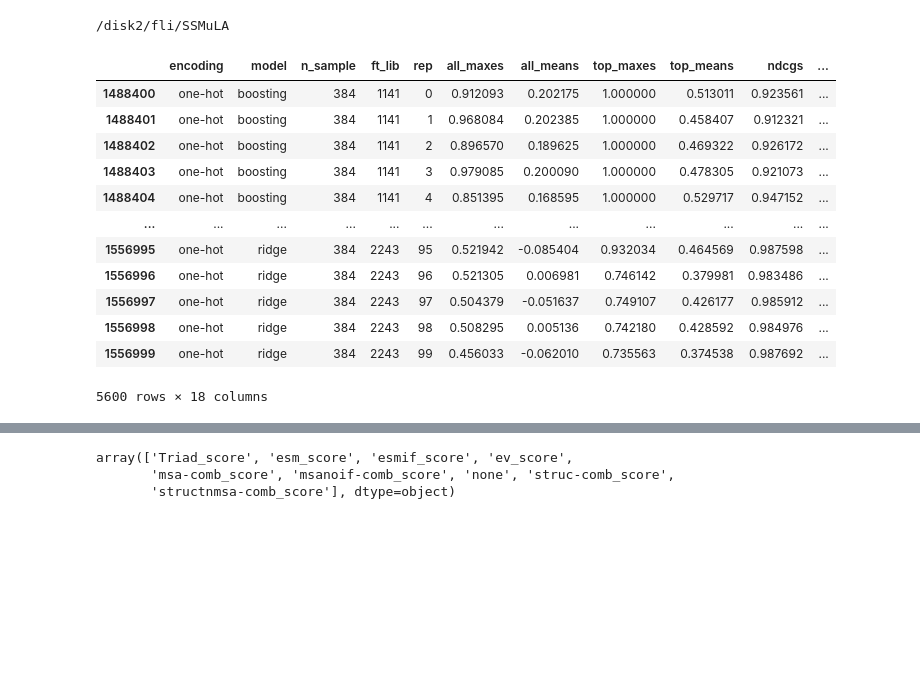
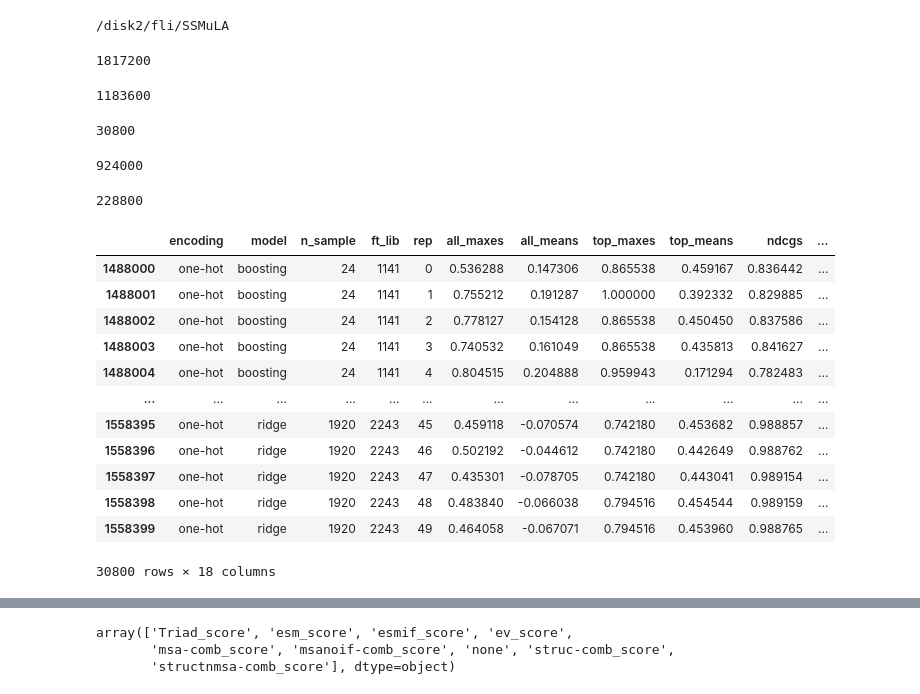
Before and after one commit to fhalab/SSMuLA, a Jupyter notebook: sandbox/sum_mlde.ipynb, the cells around one changed output, grey strips where cells are left out. Cells and saved outputs as stored; diff of their text form; code cells hidden in the pictures; blank space fills up the shorter version.

```diff
--- a/sandbox/sum_mlde.ipynb
+++ b/sandbox/sum_mlde.ipynb
@@ -18,20 +18,41 @@ def get_val_frac(s: pd.Series, numb: float = 1) -> float:
     return (s == numb).sum().sum() / len(s)
 # %%
 all_mlde = pd.read_csv("results/mlde/vis_5/all_df.csv")
+# %%
+len(all_mlde)
+# %% [output]
+1817200
+# %%
+all_mlde_onehot = all_mlde[all_mlde["encoding"] == "one-hot"]
+len(all_mlde_onehot)
+# %% [output]
+1183600
+# %%
+len(all_mlde_onehot[(all_mlde_onehot["n_mut_cutoff"] == "double") & (all_mlde_onehot["zs"] == "none")])
+# %% [output]
+30800
+# %%
+len(all_mlde_onehot[all_mlde_onehot["n_mut_cutoff"].isin(["all", "single"])])
+# %% [output]
+924000
+# %%
+1183600 - 30800 - 924000
+# %% [output]
+228800
 # %%
-ds_none = all_mlde[(all_mlde["n_mut_cutoff"] == "double") & (all_mlde["zs"] == "none") & (all_mlde["encoding"] == "one-hot") & (all_mlde["n_sample"] == 384)]
+ds_none = all_mlde[(all_mlde["n_mut_cutoff"] == "double") & (all_mlde["zs"] == "none") & (all_mlde["encoding"] == "one-hot")]
 ds_none
 # %% [output]
 |  | encoding | model | n_sample | ft_lib | rep | all_maxes | all_means | top_maxes | top_means | ndcgs | ... |
-| 1488400 | one-hot | boosting | 384 | 1141 | 0 | 0.912093 | 0.202175 | 1.000000 | 0.513011 | 0.923561 | ... |
-| 1488401 | one-hot | boosting | 384 | 1141 | 1 | 0.968084 | 0.202385 | 1.000000 | 0.458407 | 0.912321 | ... |
-| 1488402 | one-hot | boosting | 384 | 1141 | 2 | 0.896570 | 0.189625 | 1.000000 | 0.469322 | 0.926172 | ... |
-| 1488403 | one-hot | boosting | 384 | 1141 | 3 | 0.979085 | 0.200090 | 1.000000 | 0.478305 | 0.921073 | ... |
-| 1488404 | one-hot | boosting | 384 | 1141 | 4 | 0.851395 | 0.168595 | 1.000000 | 0.529717 | 0.947152 | ... |
+| 1488000 | one-hot | boosting | 24 | 1141 | 0 | 0.536288 | 0.147306 | 0.865538 | 0.459167 | 0.836442 | ... |
+| 1488001 | one-hot | boosting | 24 | 1141 | 1 | 0.755212 | 0.191287 | 1.000000 | 0.392332 | 0.829885 | ... |
+| 1488002 | one-hot | boosting | 24 | 1141 | 2 | 0.778127 | 0.154128 | 0.865538 | 0.450450 | 0.837586 | ... |
+| 1488003 | one-hot | boosting | 24 | 1141 | 3 | 0.740532 | 0.161049 | 0.865538 | 0.435813 | 0.841627 | ... |
+| 1488004 | one-hot | boosting | 24 | 1141 | 4 | 0.804515 | 0.204888 | 0.959943 | 0.171294 | 0.782483 | ... |
 | ... | ... | ... | ... | ... | ... | ... | ... | ... | ... | ... | ... |
-| 1556995 | one-hot | ridge | 384 | 2243 | 95 | 0.521942 | -0.085404 | 0.932034 | 0.464569 | 0.987598 | ... |
-| 1556996 | one-hot | ridge | 384 | 2243 | 96 | 0.521305 | 0.006981 | 0.746142 | 0.379981 | 0.983486 | ... |
-| 1556997 | one-hot | ridge | 384 | 2243 | 97 | 0.504379 | -0.051637 | 0.749107 | 0.426177 | 0.985912 | ... |
-| 1556998 | one-hot | ridge | 384 | 2243 | 98 | 0.508295 | 0.005136 | 0.742180 | 0.428592 | 0.984976 | ... |
-| 1556999 | one-hot | ridge | 384 | 2243 | 99 | 0.456033 | -0.062010 | 0.735563 | 0.374538 | 0.987692 | ... |
+| 1558395 | one-hot | ridge | 1920 | 2243 | 45 | 0.459118 | -0.070574 | 0.742180 | 0.453682 | 0.988857 | ... |
+| 1558396 | one-hot | ridge | 1920 | 2243 | 46 | 0.502192 | -0.044612 | 0.742180 | 0.442649 | 0.988762 | ... |
+| 1558397 | one-hot | ridge | 1920 | 2243 | 47 | 0.435301 | -0.078705 | 0.742180 | 0.443041 | 0.989154 | ... |
+| 1558398 | one-hot | ridge | 1920 | 2243 | 48 | 0.483840 | -0.066038 | 0.794516 | 0.454544 | 0.989159 | ... |
+| 1558399 | one-hot | ridge | 1920 | 2243 | 49 | 0.464058 | -0.067071 | 0.794516 | 0.453960 | 0.988765 | ... |
-5600 rows × 18 columns
+30800 rows × 18 columns
```
Also changed, not shown: parts of 6 cells of this notebook, 8 other files.
